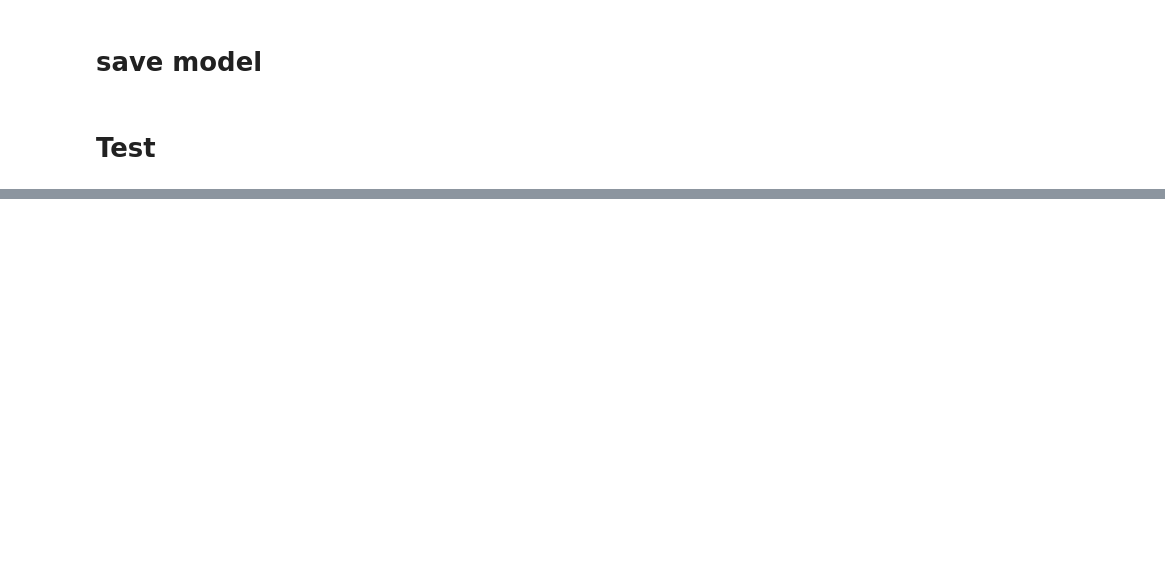
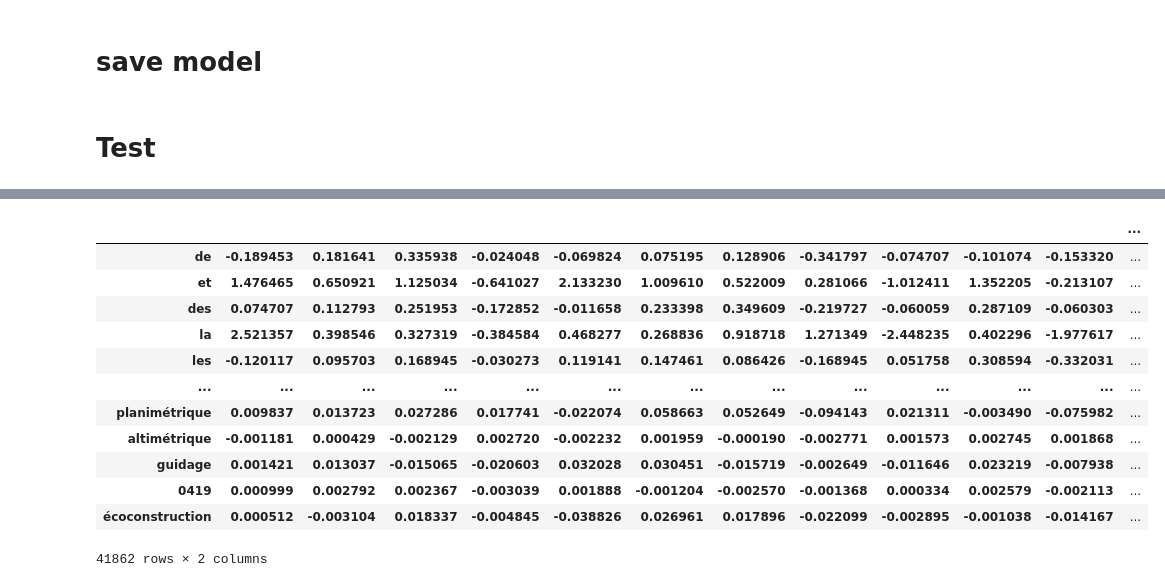
Before and after one commit to pamslover/pamellaPfe, a Jupyter notebook: fine_tuning_word2vec2.0.ipynb, the cells around one changed output, grey strips where cells are left out. Saved outputs shown, nothing was run; the diff lists cells and outputs as text; code cells hidden in the pictures; blank space fills up the shorter version.

```diff
--- a/fine_tuning_word2vec2.0.ipynb
+++ b/fine_tuning_word2vec2.0.ipynb
@@ -52,0 +81,18 @@ w2v.wv.most_similar("compte")
+# %%
+vectors = pd.read_csv("word2vec.model", delim_whitespace=True, skiprows=[])
+# %%
+vectors
+# %% [output]
+|  |  |  |  |  |  |  |  |  |  |  |  | ... |
+| de | -0.189453 | 0.181641 | 0.335938 | -0.024048 | -0.069824 | 0.075195 | 0.128906 | -0.341797 | -0.074707 | -0.101074 | -0.153320 | ... |
+| et | 1.476465 | 0.650921 | 1.125034 | -0.641027 | 2.133230 | 1.009610 | 0.522009 | 0.281066 | -1.012411 | 1.352205 | -0.213107 | ... |
+| des | 0.074707 | 0.112793 | 0.251953 | -0.172852 | -0.011658 | 0.233398 | 0.349609 | -0.219727 | -0.060059 | 0.287109 | -0.060303 | ... |
+| la | 2.521357 | 0.398546 | 0.327319 | -0.384584 | 0.468277 | 0.268836 | 0.918718 | 1.271349 | -2.448235 | 0.402296 | -1.977617 | ... |
+| les | -0.120117 | 0.095703 | 0.168945 | -0.030273 | 0.119141 | 0.147461 | 0.086426 | -0.168945 | 0.051758 | 0.308594 | -0.332031 | ... |
+| ... | ... | ... | ... | ... | ... | ... | ... | ... | ... | ... | ... | ... |
+| planimétrique | 0.009837 | 0.013723 | 0.027286 | 0.017741 | -0.022074 | 0.058663 | 0.052649 | -0.094143 | 0.021311 | -0.003490 | -0.075982 | ... |
+| altimétrique | -0.001181 | 0.000429 | -0.002129 | 0.002720 | -0.002232 | 0.001959 | -0.000190 | -0.002771 | 0.001573 | 0.002745 | 0.001868 | ... |
+| guidage | 0.001421 | 0.013037 | -0.015065 | -0.020603 | 0.032028 | 0.030451 | -0.015719 | -0.002649 | -0.011646 | 0.023219 | -0.007938 | ... |
+| 0419 | 0.000999 | 0.002792 | 0.002367 | -0.003039 | 0.001888 | -0.001204 | -0.002570 | -0.001368 | 0.000334 | 0.002579 | -0.002113 | ... |
+| écoconstruction | 0.000512 | -0.003104 | 0.018337 | -0.004845 | -0.038826 | 0.026961 | 0.017896 | -0.022099 | -0.002895 | -0.001038 | -0.014167 | ... |
+41862 rows × 2 columns
```
Also changed, not shown: parts of 5 cells of this notebook, 2 other files.
